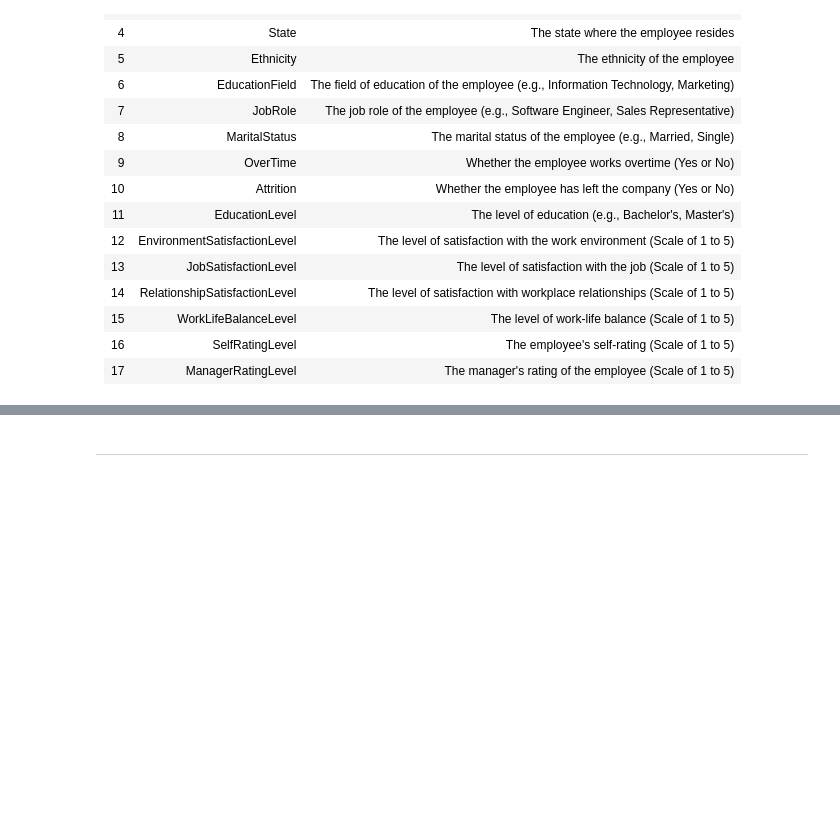
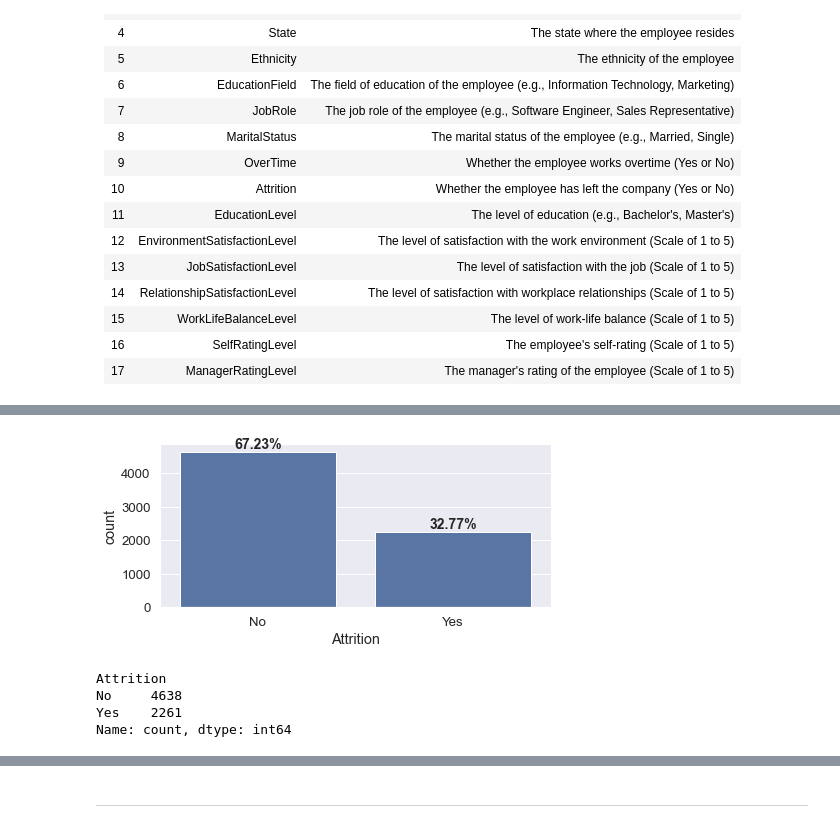
Before and after one commit to 1145267383/HR_Project, a Jupyter notebook: 02-DEA_Questions/01-Python_DEA.ipynb, the cells around one changed output, grey strips where cells are left out. Cells and saved outputs as stored; diff of their text form; code cells hidden in the pictures; blank space fills up the shorter version.

```diff
--- a/02-DEA_Questions/01-Python_DEA.ipynb
+++ b/02-DEA_Questions/01-Python_DEA.ipynb
@@ -286,0 +359,9 @@ ____________________________
+# %%
+CountPercent(df_employees,"Attrition")
+df_employees["Attrition"].value_counts()
+# %% [output]
+[figure, added]
+Attrition
+No     4638
+Yes    2261
+Name: count, dtype: int64
```
Also changed, not shown: parts of 37 cells of this notebook.
